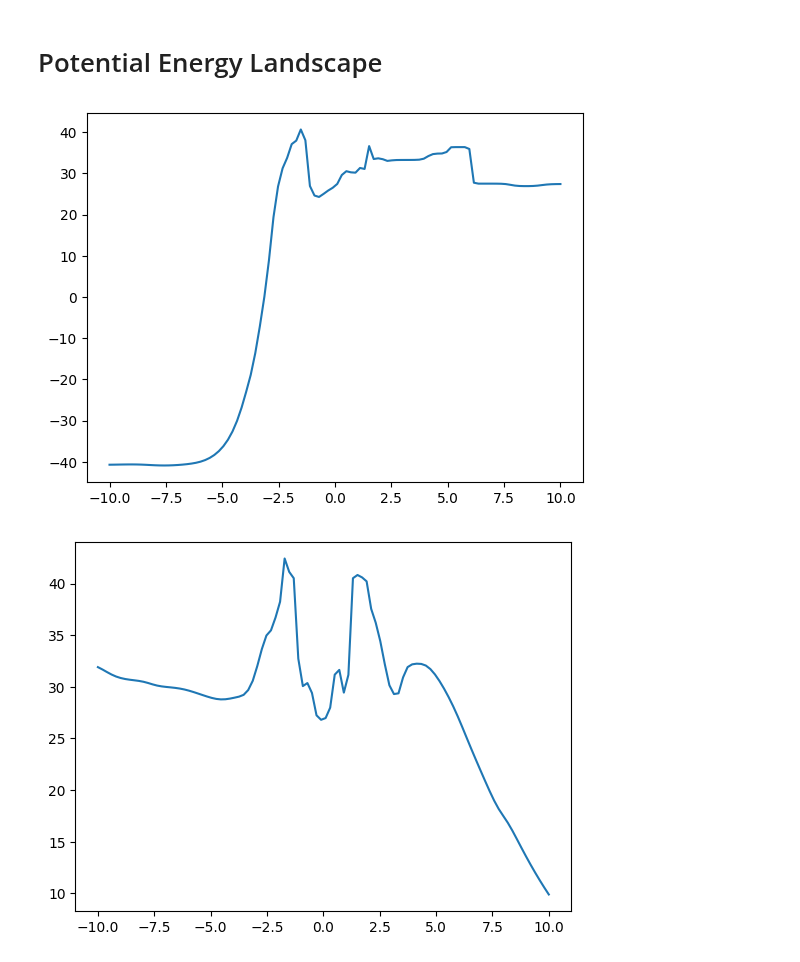
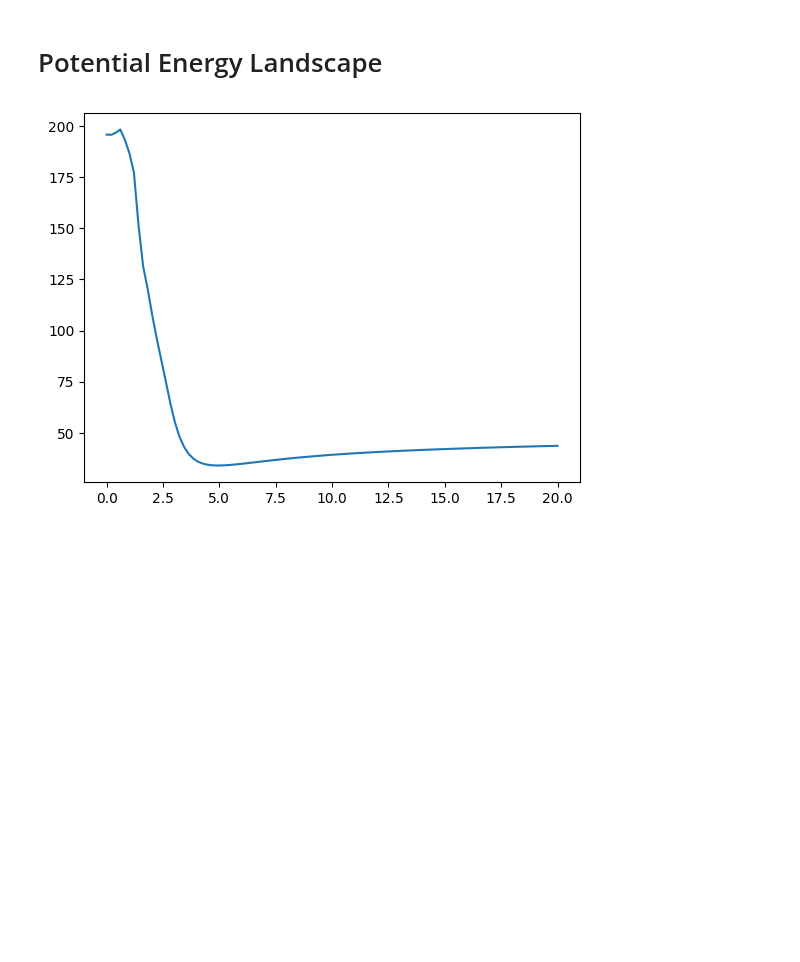
Before and after one commit to jakublala/coarsegrained-md-neural-ode, a Jupyter notebook: utils.ipynb, the cells around one changed output. Drawn from its saved outputs; the diff is of its cells as text; code cells hidden in the pictures; blank space fills up the shorter version.

```diff
--- a/utils.ipynb
+++ b/utils.ipynb
@@ -375,7 +375,7 @@ from diffmd.training import Trainer
 import numpy as np
 
 config = dict(
-    folder = 'dataset/trajectories/thesis/',
+    folder = 'dataset/',
     device = torch.device("cpu"),
     niters = 100000,
     start_niter = 0,
@@ -386,7 +386,7 @@ config = dict(
     nn_depth=2,
     nn_width=1000,
     activation_function=None,
-    load_folder='results/depth-2-width-1000-lr-0.02-loss-all/47000',
+    load_folder='results/2022-06-20_17-22-06/',
     # load_folder=None,
     dtype=torch.float32,
     printing_freq=200,
@@ -513,29 +525,30 @@ with torch.no_grad():
 # Potential Energy Landscape
 # %%
 # What does the energy landscape look like? Is there a repulsion?
+import torch
+import matplotlib.pyplot as plt
 
-inp = torch.zeros(11).to('cpu')
-x_1 = torch.linspace(-10, 10, 100).to('cpu')
+inp = torch.zeros(9).to('cpu')
+# x_1 = torch.linspace(-10, 10, 100).to('cpu')
 
-data = []
-for x in x_1:
-    temp = inp.clone()
-    temp[1] = x
-    data.append(trainer.func.net(temp).item())
+# data = []
+# for x in x_1:
+#     temp = inp.clone()
+#     temp[1] = x
+#     data.append(trainer.func.net(temp).item())
 
-plt.plot(x_1.detach().numpy(), data)
-plt.show()
+# plt.plot(x_1.detach().numpy(), data)
+# plt.show()
 
-x_1 = torch.linspace(-10, 10, 100).to('cpu')
+x_1 = torch.linspace(0, 20, 100).to('cpu')
 
 data = []
 for x in x_1:
     temp = inp.clone()
     temp[0] = x
     data.append(trainer.func.net(temp).item())
 
 plt.plot(x_1.detach().numpy(), data)
 plt.show()
 # %% [output]
-[figure, old version]
+[figure, new version]
-[figure, removed]
```
Also changed, not shown: parts of 1 cell of this notebook, 2 other files.
